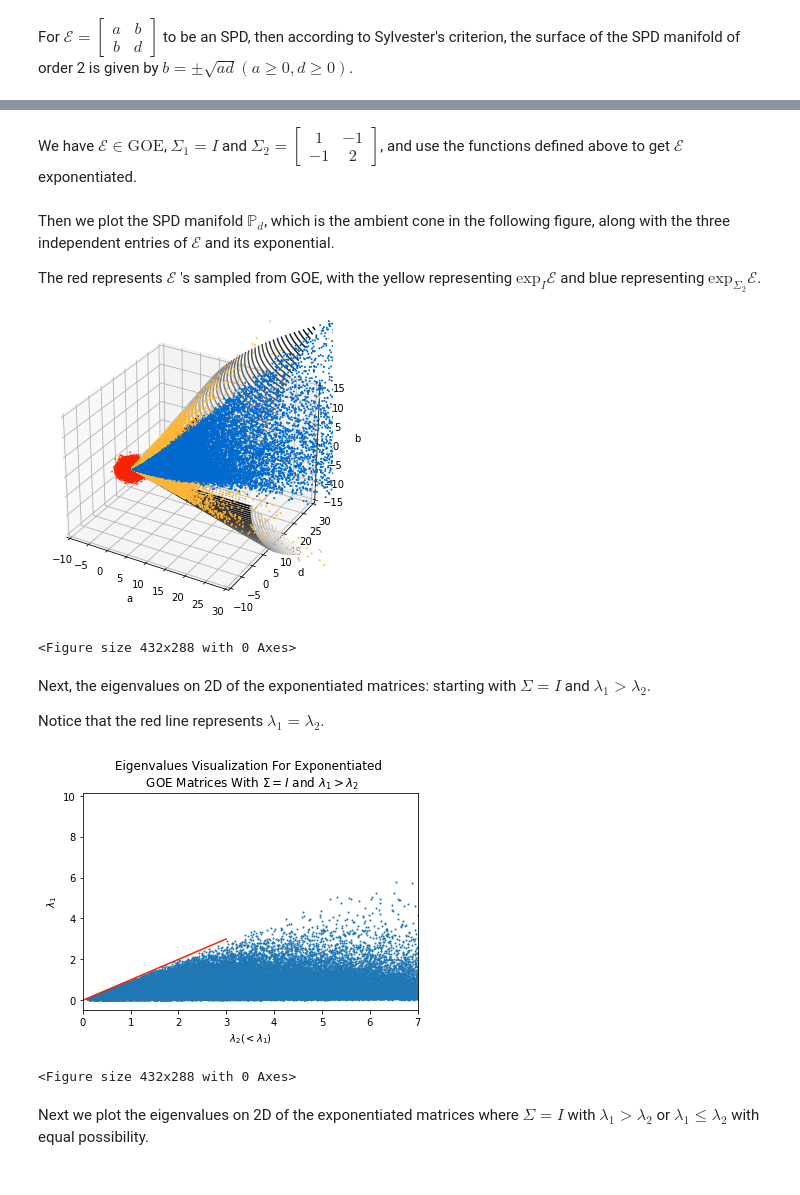
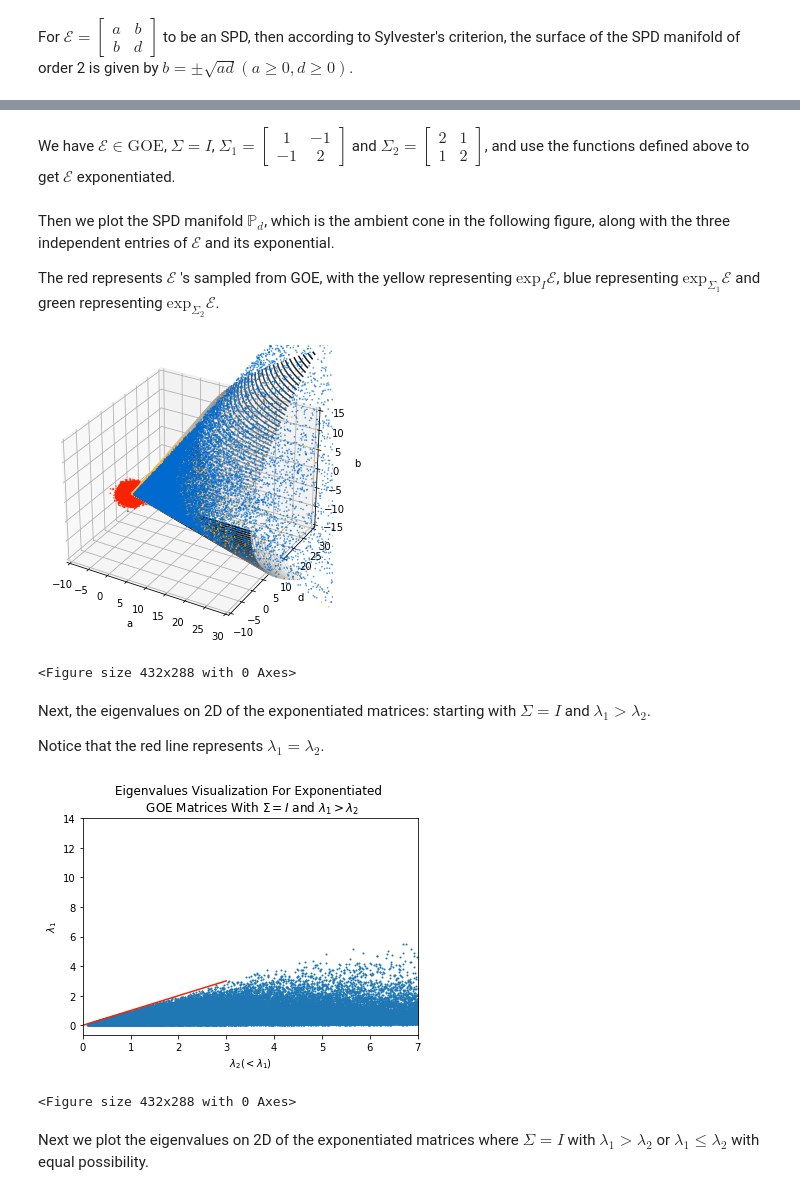
Before and after one commit to piyushag0611/Polymath-Projected-Random-Matrices, a Jupyter notebook: Manifold-Projected Symmetric Matrix Distributions/2d_psd_cone.ipynb, the cells around one changed output, grey strips where cells are left out. Drawn from its saved outputs; the diff is of its cells as text; code cells hidden in the pictures.

```diff
--- a/Manifold-Projected Symmetric Matrix Distributions/2d_psd_cone.ipynb
+++ b/Manifold-Projected Symmetric Matrix Distributions/2d_psd_cone.ipynb
@@ -32,10 +32,10 @@ def gen_uniform(d):
 def exp_sigma(E, Sigma=None):
     if Sigma is None:
         Sigma = np.identity(np.shape(E)[0])
-    X = np.linalg.inv(Sigma) @ E
-    eigenvalues, P = np.linalg.eigh(X)
-    L = np.diag(np.exp(eigenvalues))
-    return Sigma @ P @ L @ P.T
+    X = np.linalg.solve(Sigma, E) # for general square matrices
+    D, V = np.linalg.eig(X)
+    L = np.diag(np.exp(D))
+    return Sigma @ V @ L @ np.linalg.inv(V)
 # %%
 x1 = np.linspace(0, 30, 300)
 y1 = np.linspace(0, 30, 300)
@@ -43,11 +43,12 @@ X1, Y1 = np.meshgrid(x1, y1)
 Z1 = f(X1, Y1)[0]
 Z2 = f(X1, Y1)[1]
 # %% [markdown]
-We have $\mathcal{E}\in \text{GOE}$, $\Sigma_1 = I$ and $\Sigma_2=\begin{bmatrix} 1 & -1\\-1 & 2\end{bmatrix}$, and use the functions defined above to get $\mathcal{E}$ exponentiated.
+We have $\mathcal{E}\in \text{GOE}$, $\Sigma = I$, $\Sigma_1=\begin{bmatrix} 1 & -1\\-1 & 2\end{bmatrix}$ and $\Sigma_2=\begin{bmatrix} 2 & 1\\1 & 2\end{bmatrix}$, and use the functions defined above to get $\mathcal{E}$ exponentiated.
 # %%
 n = 100000
 
 Sigma = np.array([[1, -1], [-1, 2]])
+Sigma2 = np.array([[2, 1], [1, 2]])
 a_goe = []
 b_goe = []
 d_goe = []
@@ -60,14 +61,20 @@ a_goe_exp2 = []
 b_goe_exp2 = []
 d_goe_exp2 = []
 lambda_goe_exp2 = []
+a_goe_exp3 = []
+b_goe_exp3 = []
+d_goe_exp3 = []
+lambda_goe_exp3 = []
 
 for i in range(n):
     X_goe = gen_GOE(2)
     X_goe_exp1 = exp_sigma(X_goe)
     X_goe_exp2 = exp_sigma(X_goe, Sigma)
+    X_goe_exp3 = exp_sigma(X_goe, Sigma2)
     lambda_goe.append(list(np.sort(np.linalg.eigvals(X_goe))))
     lambda_goe_exp1.append(list(np.sort(np.linalg.eigvals(X_goe_exp1))))
     lambda_goe_exp2.append(list(np.sort(np.linalg.eigvals(X_goe_exp2))))
+    lambda_goe_exp3.append(list(np.sort(np.linalg.eigvals(X_goe_exp3))))
     a_goe.append(X_goe[0, 0])
     b_goe.append(X_goe[0, 1])
     d_goe.append(X_goe[1, 1])
@@ -77,35 +84,41 @@ for i in range(n):
     a_goe_exp2.append(X_goe_exp2[0, 0])
     b_goe_exp2.append(X_goe_exp2[0, 1])
     d_goe_exp2.append(X_goe_exp2[1, 1])
+    a_goe_exp3.append(X_goe_exp3[0, 0])
+    b_goe_exp3.append(X_goe_exp3[0, 1])
+    d_goe_exp3.append(X_goe_exp3[1, 1])
 # %% [markdown]
 Then we plot the SPD manifold $\mathbb{P}_d$, which is the ambient cone in the following figure, along with the three independent entries of $\mathcal{E}$ and its exponential.
 
-The red represents $\mathcal{E}$ 's sampled from GOE, with the yellow representing $\text{exp}_{I}\mathcal{E}$ and blue representing $\text{exp}_{\Sigma_2}\mathcal{E}$.
+The red represents $\mathcal{E}$ 's sampled from GOE, with the yellow representing $\text{exp}_{I}\mathcal{E}$, blue representing $\text{exp}_{\Sigma_1}\mathcal{E}$ and green representing $\text{exp}_{\Sigma_2}\mathcal{E}$.
 # %%
 import matplotlib.pyplot as plt
 fig = plt.figure()
 
 ax = Axes3D(fig)
 # ax = plt.axes(projection="3d")
 plt.xlim(-10,30)
 plt.ylim(-10,30)
 ax.set_zlim(-15,15)
 
 ax.contour3D(X1, Y1, Z1 ,50, cmap='binary')
 ax.contour3D(X1, Y1, Z2 ,50, cmap='binary')
 
-ax.scatter3D(a_goe, d_goe, b_goe, s=1, c="#F92301")
-ax.scatter3D(a_goe_exp1, d_goe_exp1, b_goe_exp1, s=1, c="#FDB638")
-ax.scatter3D(a_goe_exp2, d_goe_exp2, b_goe_exp2, s=1, c="#006AD0")
+ax.scatter3D(a_goe, d_goe, b_goe, s=0.5, c="#F92301")
+ax.scatter3D(a_goe_exp1, d_goe_exp1, b_goe_exp1, s=0.5, c="#FDB638")
+ax.scatter3D(a_goe_exp2, d_goe_exp2, b_goe_exp2, s=0.5, c="#006AD0")
+ax.scatter3D(a_goe_exp3, d_goe_exp3, b_goe_exp3, s=0.5, c="#385F32")
 
 ax.set_xlabel("a")
 ax.set_ylabel("d")
 ax.set_zlabel("b")
 
+# if you want to view the plot in an interactive window, deannotate the following command, but in this way it will not be saved.
 plt.show()
+
 plt.savefig("GOE-2D.png")
 # %% [output]
-[figure, old version]
+[figure, new version]
 <Figure size 432x288 with 0 Axes>
 # %% [markdown]
 Next, the eigenvalues on 2D of the exponentiated matrices: starting with $\Sigma=I$ and $\lambda_1>\lambda_2$.
@@ -130,7 +143,7 @@ plt.xlim(0, 7)
 plt.show()
 plt.savefig("GOE_I_1.png")
 # %% [output]
-[figure, old version]
+[figure, new version]
 <Figure size 432x288 with 0 Axes>
 # %% [markdown]
 Next we plot the eigenvalues on 2D of the exponentiated matrices where $\Sigma=I$ with $\lambda_1>\lambda_2$ or $\lambda_1\leq\lambda_2$ with equal possibility.
```
Also changed, not shown: parts of 4 cells of this notebook, 2 other files.
